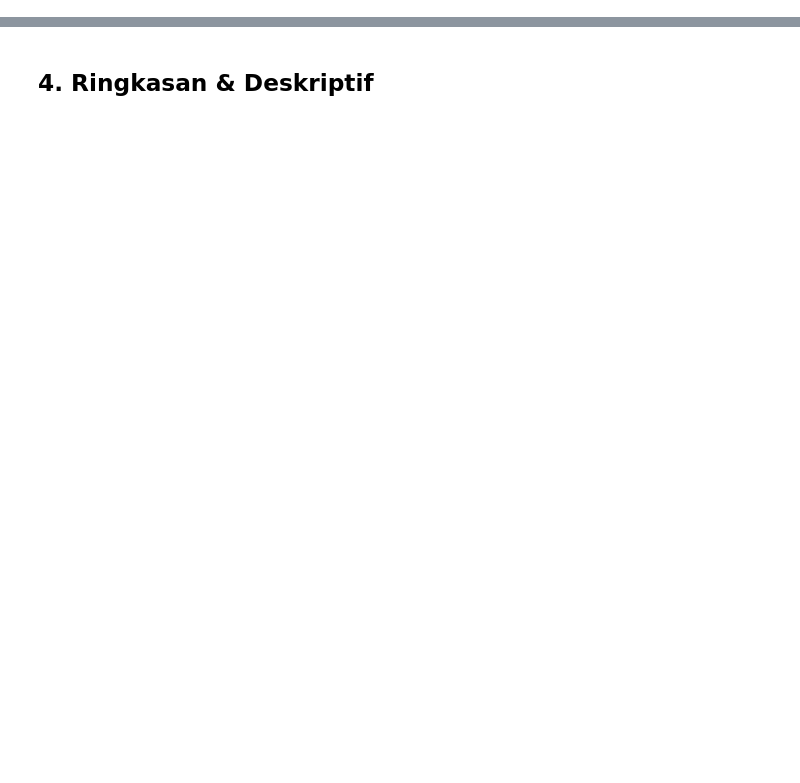
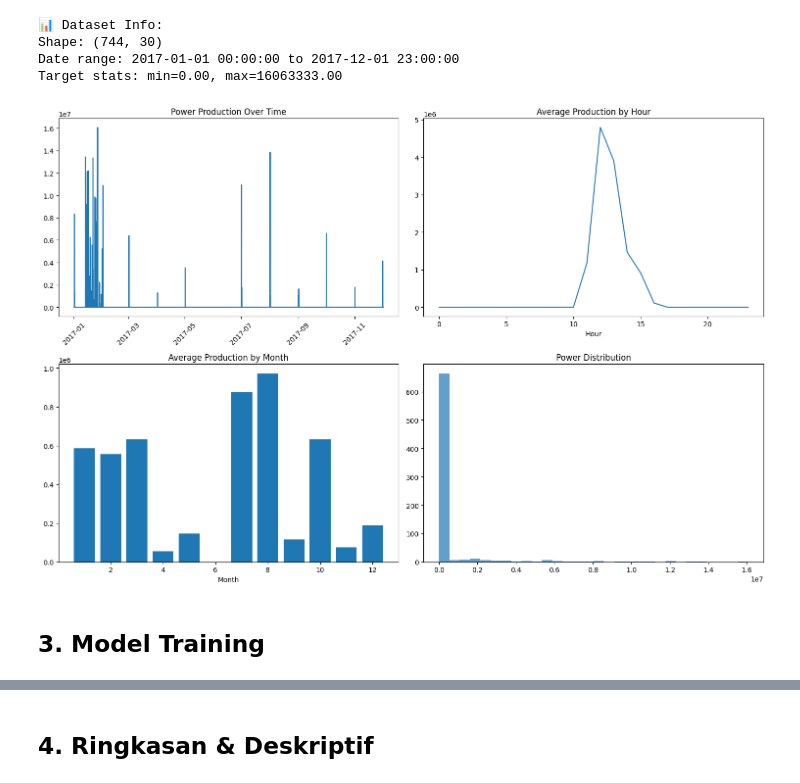
Before and after one commit to muhgalihhh/solarpowerplantdashboard, a Jupyter notebook: solar_power_plant_analysis.ipynb, the cells around one changed output, grey strips where cells are left out. Cells and saved outputs as stored; diff of their text form; code cells hidden in the pictures; blank space fills up the shorter version.

```diff
--- a/solar_power_plant_analysis.ipynb
+++ b/solar_power_plant_analysis.ipynb
@@ -73,0 +74,9 @@ Menyamakan nama kolom, parsing datetime, dan menambah fitur waktu (lag akan dibu
+# %%
+# Load data using our function
+data = load_data()
+
+if data is not None:
+    print(f"✅ Data loaded successfully!")
+    print(f"📊 Columns: {list(data.columns)}")
+else:
+    print("❌ Failed to load data - check if new.xlsx file exists")
@@ -73,0 +135,41 @@ Menyamakan nama kolom, parsing datetime, dan menambah fitur waktu (lag akan dibu
+# %%
+# Quick EDA
+print("📊 Dataset Info:")
+print(f"Shape: {data.shape}")
+print(f"Date range: {data[datetime_col].min()} to {data[datetime_col].max()}")
+print(f"Target stats: min={data[target_col].min():.2f}, max={data[target_col].max():.2f}")
+
+# Basic plots
+fig, axes = plt.subplots(2, 2, figsize=(15, 10))
+
+# Time series plot
+axes[0,0].plot(data[datetime_col], data[target_col])
+axes[0,0].set_title('Power Production Over Time')
+axes[0,0].tick_params(axis='x', rotation=45)
+
+# Hourly pattern
+hourly = data.groupby('hour')[target_col].mean()
+axes[0,1].plot(hourly.index, hourly.values)
+axes[0,1].set_title('Average Production by Hour')
+axes[0,1].set_xlabel('Hour')
+
+# Monthly pattern
+monthly = data.groupby('month')[target_col].mean()
+axes[1,0].bar(monthly.index, monthly.values)
+axes[1,0].set_title('Average Production by Month')
+axes[1,0].set_xlabel('Month')
+
+# Distribution
+axes[1,1].hist(data[target_col].dropna(), bins=30, alpha=0.7)
+axes[1,1].set_title('Power Distribution')
+
+plt.tight_layout()
+plt.show()
+# %% [output]
+📊 Dataset Info:
+Shape: (744, 30)
+Date range: 2017-01-01 00:00:00 to 2017-12-01 23:00:00
+Target stats: min=0.00, max=16063333.00
+[figure, added]
+# %% [markdown]
+## 3. Model Training
```
Also changed, not shown: parts of 28 cells of this notebook, 3 other files.
